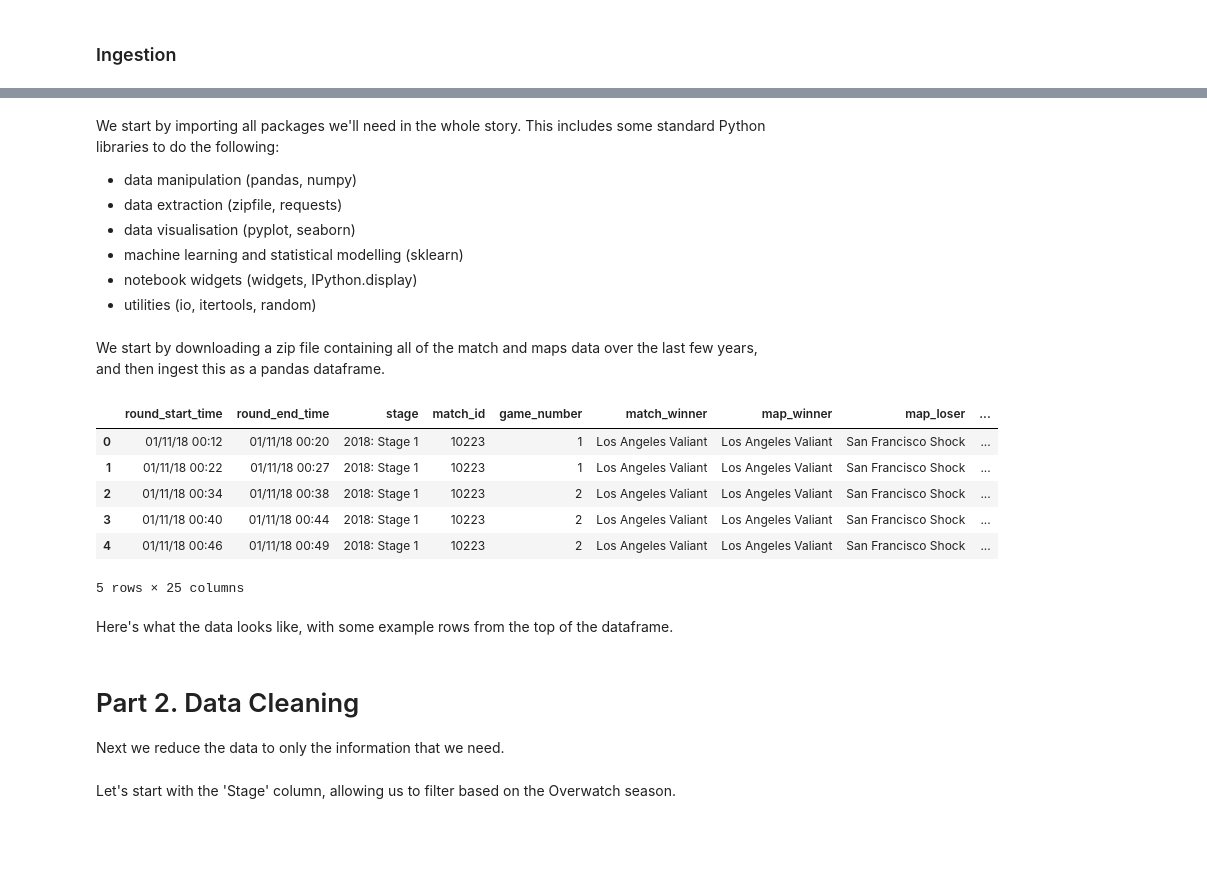
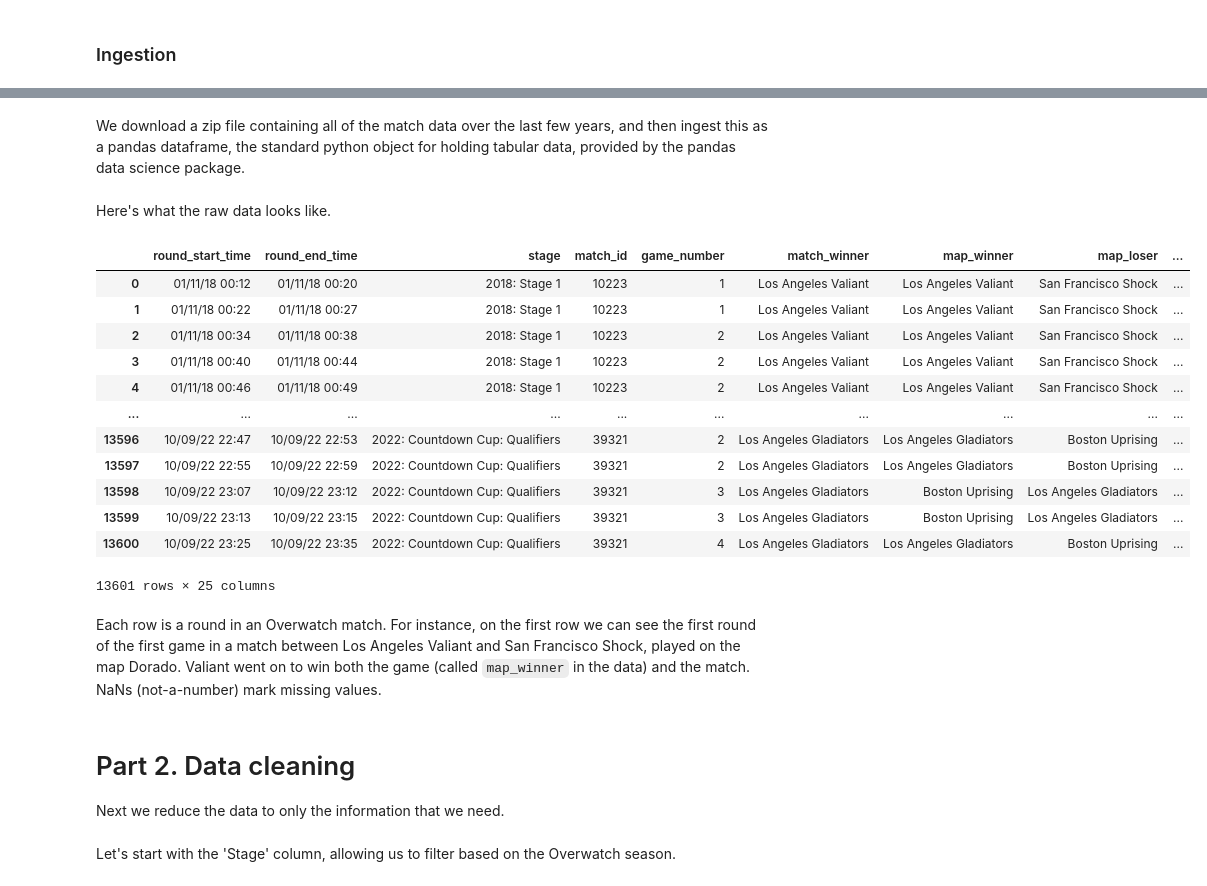
Before and after one commit to alan-turing-institute/TuringDataStories, a Jupyter notebook: stories/2023-02-01-Overwatch-League/OWL_story.ipynb, the cells around one changed output, grey strips where cells are left out. Drawn from its saved outputs; the diff is of its cells as text; code cells hidden in the pictures; blank space fills up the shorter version.

```diff
--- a/stories/2023-02-01-Overwatch-League/OWL_story.ipynb
+++ b/stories/2023-02-01-Overwatch-League/OWL_story.ipynb
@@ -86,14 +101,8 @@ import pandas as pd
 import numpy as np
 import seaborn as sns
 from sklearn import svm, linear_model, preprocessing
-# %% [markdown]
-We start by importing all packages we'll need in the whole story. This includes some standard Python libraries to do the following:
-- data manipulation (pandas, numpy)
-- data extraction (zipfile, requests)
-- data visualisation (pyplot, seaborn)
-- machine learning and statistical modelling (sklearn)
-- notebook widgets (widgets, IPython.display)
-- utilities (io, itertools, random)
+# %% [markdown]
+We download a zip file containing all of the match data over the last few years, and then ingest this as a pandas dataframe, the standard python object for holding tabular data, provided by the pandas data science package.
 # %%
 # Download zip file and unzip
 url = "https://assets.blz-contentstack.com/v3/assets/blt321317473c90505c/bltb4a6fe3cc2efaa02/634732b68cdace44d7b8efc4/2022_Week24_match_map_stats.zip"
@@ -102,25 +111,31 @@ with ZipFile(io.BytesIO(r.content)) as z:
     first_file = z.namelist()[0]
     with z.open(first_file) as f:
         content = f.read()
-# %% [markdown]
-We start by downloading a zip file containing all of the match and maps data over the last few years, and then ingest this as a pandas dataframe.
+# %% [markdown]
+Here's what the raw data looks like.
 # %%
 # Convert files to csv and a pandas dataframe
 data = io.StringIO(str(content, "utf-8"))
 df = pd.read_csv(data)
-df.head()
+df
 # %% [output]
 |  | round_start_time | round_end_time | stage | match_id | game_number | match_winner | map_winner | map_loser | ... |
 | 0 | 01/11/18 00:12 | 01/11/18 00:20 | 2018: Stage 1 | 10223 | 1 | Los Angeles Valiant | Los Angeles Valiant | San Francisco Shock | ... |
 | 1 | 01/11/18 00:22 | 01/11/18 00:27 | 2018: Stage 1 | 10223 | 1 | Los Angeles Valiant | Los Angeles Valiant | San Francisco Shock | ... |
 | 2 | 01/11/18 00:34 | 01/11/18 00:38 | 2018: Stage 1 | 10223 | 2 | Los Angeles Valiant | Los Angeles Valiant | San Francisco Shock | ... |
 | 3 | 01/11/18 00:40 | 01/11/18 00:44 | 2018: Stage 1 | 10223 | 2 | Los Angeles Valiant | Los Angeles Valiant | San Francisco Shock | ... |
 | 4 | 01/11/18 00:46 | 01/11/18 00:49 | 2018: Stage 1 | 10223 | 2 | Los Angeles Valiant | Los Angeles Valiant | San Francisco Shock | ... |
+| ... | ... | ... | ... | ... | ... | ... | ... | ... | ... |
+| 13596 | 10/09/22 22:47 | 10/09/22 22:53 | 2022: Countdown Cup: Qualifiers | 39321 | 2 | Los Angeles Gladiators | Los Angeles Gladiators | Boston Uprising | ... |
+| 13597 | 10/09/22 22:55 | 10/09/22 22:59 | 2022: Countdown Cup: Qualifiers | 39321 | 2 | Los Angeles Gladiators | Los Angeles Gladiators | Boston Uprising | ... |
+| 13598 | 10/09/22 23:07 | 10/09/22 23:12 | 2022: Countdown Cup: Qualifiers | 39321 | 3 | Los Angeles Gladiators | Boston Uprising | Los Angeles Gladiators | ... |
+| 13599 | 10/09/22 23:13 | 10/09/22 23:15 | 2022: Countdown Cup: Qualifiers | 39321 | 3 | Los Angeles Gladiators | Boston Uprising | Los Angeles Gladiators | ... |
+| 13600 | 10/09/22 23:25 | 10/09/22 23:35 | 2022: Countdown Cup: Qualifiers | 39321 | 4 | Los Angeles Gladiators | Los Angeles Gladiators | Boston Uprising | ... |
-5 rows × 25 columns
+13601 rows × 25 columns
-# %% [markdown]
-Here's what the data looks like, with some example rows from the top of the dataframe.
+# %% [markdown]
+Each row is a round in an Overwatch match. For instance, on the first row we can see the first round of the first game in a match between Los Angeles Valiant and San Francisco Shock, played on the map Dorado. Valiant went on to win both the game (called `map_winner` in the data) and the match. NaNs (not-a-number) mark missing values.
 # %% [markdown]
-# Part 2. Data Cleaning
+# Part 2. Data cleaning
 
 Next we reduce the data to only the information that we need.
 # %% [markdown]
```
Also changed, not shown: parts of 55 cells of this notebook, 6 other files.
